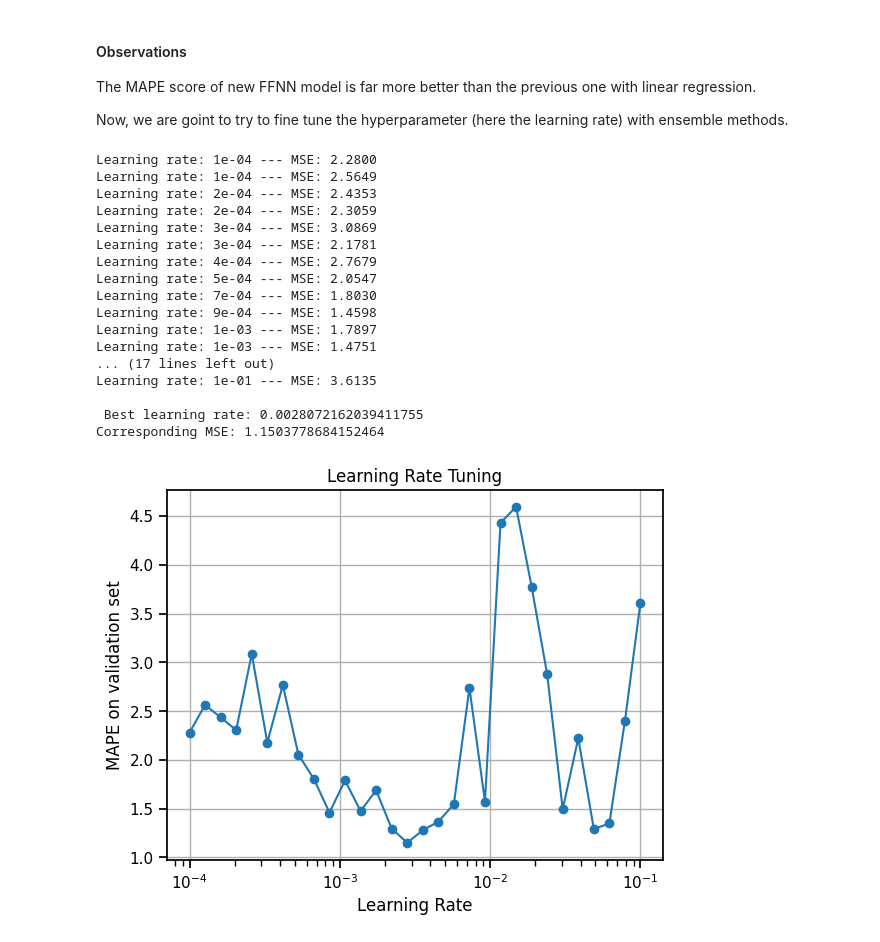
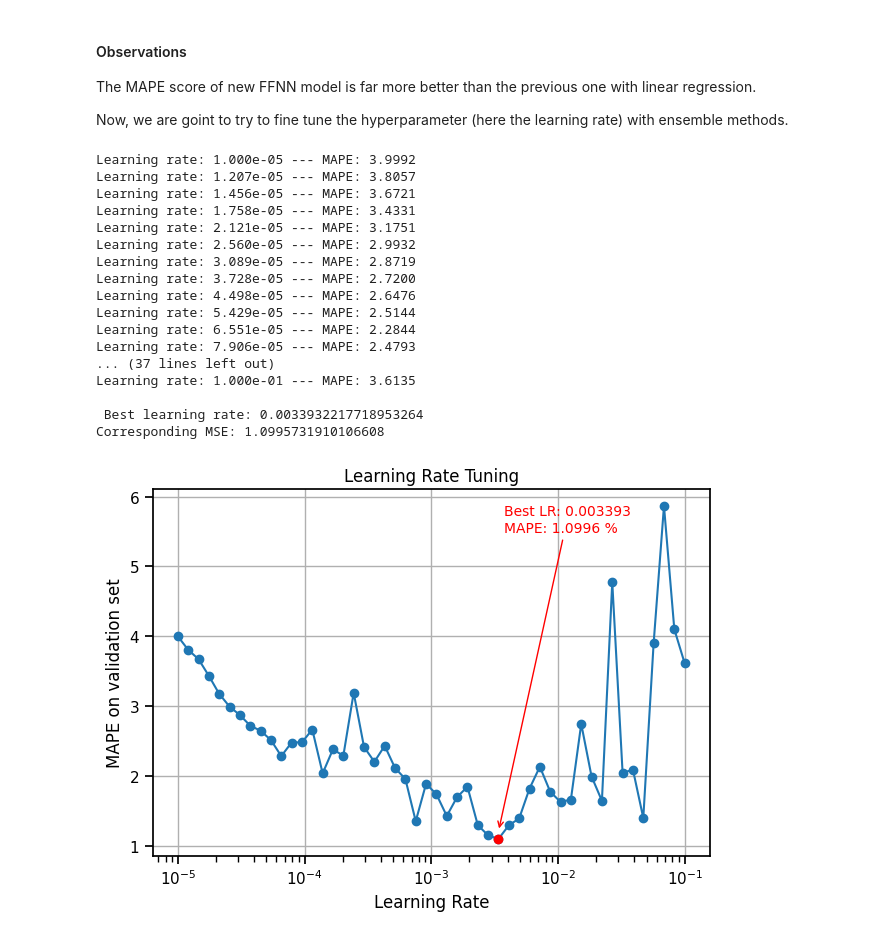
Before and after one commit to LouisBrusset/ITER-data-science-challenges, a Jupyter notebook: notebooks/MAST Plasma Current.ipynb, the cells around one changed output. Drawn from its saved outputs; the diff is of its cells as text; code cells hidden in the pictures.

```diff
--- a/notebooks/MAST Plasma Current.ipynb
+++ b/notebooks/MAST Plasma Current.ipynb
@@ -792,7 +794,7 @@ The MAPE score of new FFNN model is far more better than the previous one with l
 Now, we are goint to try to fine tune the hyperparameter (here the learning rate) with ensemble methods.
 # %%
 # List of learning rates to test
-learning_rates = np.logspace(-4, -1, num=30)
+learning_rates = np.logspace(-5, -1, num=50)
 results = []
 
 for lr in learning_rates:
@@ -811,39 +813,47 @@ for lr in learning_rates:
     # Calculate MAPE
     mape = sklearn.metrics.mean_absolute_percentage_error(y_valid, y_pred)
     results.append((lr, mape))
-    print(f"Learning rate: {lr:.3e} --- MSE: {mape:.4f}")
+    print(f"Learning rate: {lr:.3e} --- MAPE: {mape:.4f}")
 
 # Affichage du meilleur LR
 best_lr, best_mape = min(results, key=lambda x: x[1])
 print("\n Best learning rate:", best_lr)
 print("Corresponding MSE:", best_mape)
 # %% [output]
-Learning rate: 1e-04 --- MSE: 2.2800
-Learning rate: 1e-04 --- MSE: 2.5649
-Learning rate: 2e-04 --- MSE: 2.4353
-Learning rate: 2e-04 --- MSE: 2.3059
-Learning rate: 3e-04 --- MSE: 3.0869
-Learning rate: 3e-04 --- MSE: 2.1781
-Learning rate: 4e-04 --- MSE: 2.7679
-Learning rate: 5e-04 --- MSE: 2.0547
-Learning rate: 7e-04 --- MSE: 1.8030
-Learning rate: 9e-04 --- MSE: 1.4598
-Learning rate: 1e-03 --- MSE: 1.7897
-Learning rate: 1e-03 --- MSE: 1.4751
-... (17 lines left out)
-Learning rate: 1e-01 --- MSE: 3.6135
+Learning rate: 1.000e-05 --- MAPE: 3.9992
+Learning rate: 1.207e-05 --- MAPE: 3.8057
+Learning rate: 1.456e-05 --- MAPE: 3.6721
+Learning rate: 1.758e-05 --- MAPE: 3.4331
+Learning rate: 2.121e-05 --- MAPE: 3.1751
+Learning rate: 2.560e-05 --- MAPE: 2.9932
+Learning rate: 3.089e-05 --- MAPE: 2.8719
+Learning rate: 3.728e-05 --- MAPE: 2.7200
+Learning rate: 4.498e-05 --- MAPE: 2.6476
+Learning rate: 5.429e-05 --- MAPE: 2.5144
+Learning rate: 6.551e-05 --- MAPE: 2.2844
+Learning rate: 7.906e-05 --- MAPE: 2.4793
+... (37 lines left out)
+Learning rate: 1.000e-01 --- MAPE: 3.6135
 
- Best learning rate: 0.0028072162039411755
-Corresponding MSE: 1.1503778684152464
+ Best learning rate: 0.0033932217718953264
+Corresponding MSE: 1.0995731910106608
 # %%
 
 lrs, mses = zip(*results)
 plt.plot(lrs, mses, marker='o')
+plt.scatter(best_lr, best_mape, color='red', zorder=5, label='Best')
+plt.annotate(f'Best LR: {best_lr:.4g}\nMAPE: {best_mape:.4f} %',
+             xy=(best_lr, best_mape*1.1),
+             xytext=(best_lr*1.1, best_mape*5),
+             arrowprops=dict(arrowstyle='->', color='red'),
+             fontsize=10, color='red')
+
 plt.xscale('log')
 plt.xlabel('Learning Rate')
 plt.ylabel('MAPE on validation set')
 plt.title('Learning Rate Tuning')
 plt.grid(True)
+plt.tight_layout()
 plt.show()
 # %% [output]
-[figure, old version]
+[figure, new version]
```
Also changed, not shown: parts of 13 cells of this notebook.
